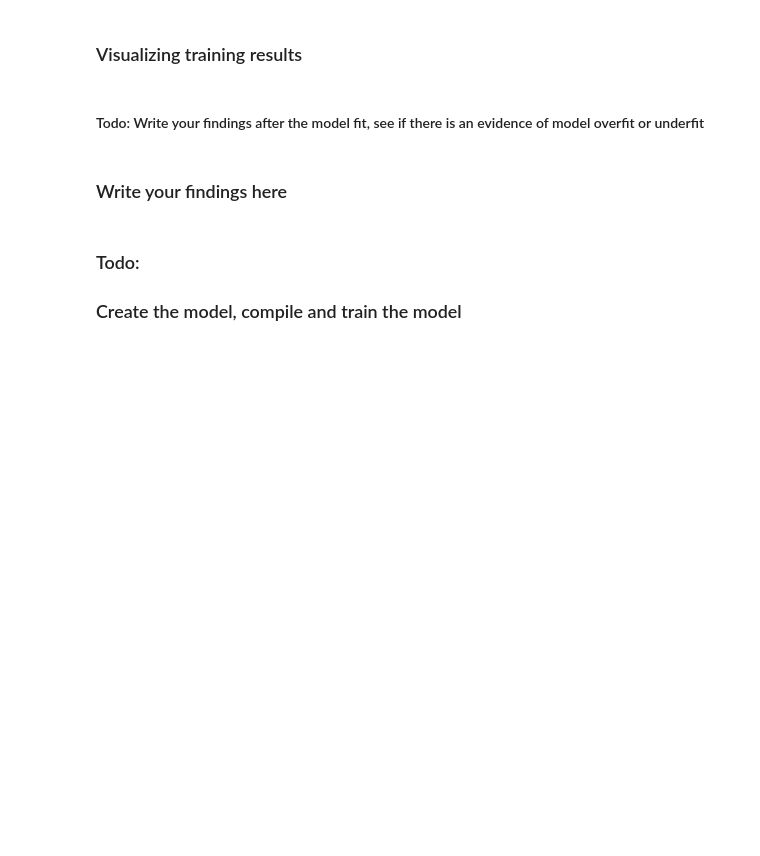
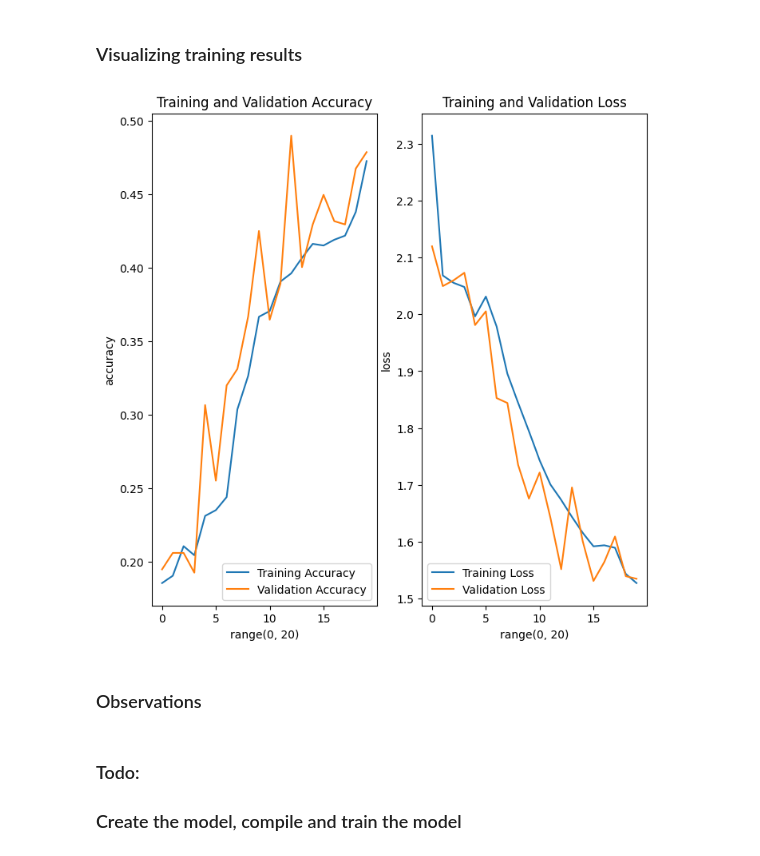
Before and after one commit to abhilash-radhakrishnaru/MelanomaDetection, a Jupyter notebook: CNN_Skin_Cancer Detection.ipynb, the cells around one changed output. Drawn from its saved outputs; the diff is of its cells as text; code cells hidden in the pictures; blank space fills up the shorter version.

Commit message:
Completed first model & visualization

```diff
--- a/CNN_Skin_Cancer Detection.ipynb
+++ b/CNN_Skin_Cancer Detection.ipynb
@@ -62,6 +62,7 @@ batch_size = 32
 img_height = 180
 img_width = 180
 seed_val = 123
+input_shape=(img_height,img_width,3)
 # %% [markdown]
 Use 80% of the images for training, and 20% for validation.
 # %%
@@ -170,31 +220,41 @@ history = model.fit(
 # %% [markdown]
 ### Visualizing training results
 # %%
-acc = history.history['accuracy']
-val_acc = history.history['val_accuracy']
+#Need to visualize the results at multiple places
+#Hence creating a common method
+def visualize_results(history):
+    acc = history.history['accuracy']
+    val_acc = history.history['val_accuracy']
 
-loss = history.history['loss']
-val_loss = history.history['val_loss']
+    loss = history.history['loss']
+    val_loss = history.history['val_loss']
 
-epochs_range = range(epochs)
+    epochs_range = range(epochs)
 
-plt.figure(figsize=(8, 8))
-plt.subplot(1, 2, 1)
-plt.plot(epochs_range, acc, label='Training Accuracy')
-plt.plot(epochs_range, val_acc, label='Validation Accuracy')
-plt.legend(loc='lower right')
-plt.title('Training and Validation Accuracy')
+    plt.figure(figsize=(8, 8))
+    plt.subplot(1, 2, 1)
+    plt.plot(epochs_range, acc, label='Training Accuracy')
+    plt.plot(epochs_range, val_acc, label='Validation Accuracy')
+    plt.legend(loc='lower right')
+    plt.ylabel('accuracy')
+    plt.xlabel(epochs_range)
+    plt.title('Training and Validation Accuracy')
 
-plt.subplot(1, 2, 2)
-plt.plot(epochs_range, loss, label='Training Loss')
-plt.plot(epochs_range, val_loss, label='Validation Loss')
-plt.legend(loc='upper right')
-plt.title('Training and Validation Loss')
-plt.show()
+    plt.subplot(1, 2, 2)
+    plt.plot(epochs_range, loss, label='Training Loss')
+    plt.plot(epochs_range, val_loss, label='Validation Loss')
+    plt.legend(loc='lower left')
+    plt.ylabel('loss')
+    plt.xlabel(epochs_range)
+    plt.title('Training and Validation Loss')
+    plt.axis("on")
+    plt.show()
-# %% [markdown]
-#### Todo: Write your findings after the model fit, see if there is an evidence of model overfit or underfit
-# %% [markdown]
-### Write your findings here
+# %%
+visualize_results(history)
+# %% [output]
+[figure, added]
+# %% [markdown]
+### Observations
 # %%
 # Todo, after you have analysed the model fit history for presence of underfit or overfit, choose an appropriate data augumentation strategy.
 # Your code goes here
```
Also changed, not shown: parts of 3 cells of this notebook.
